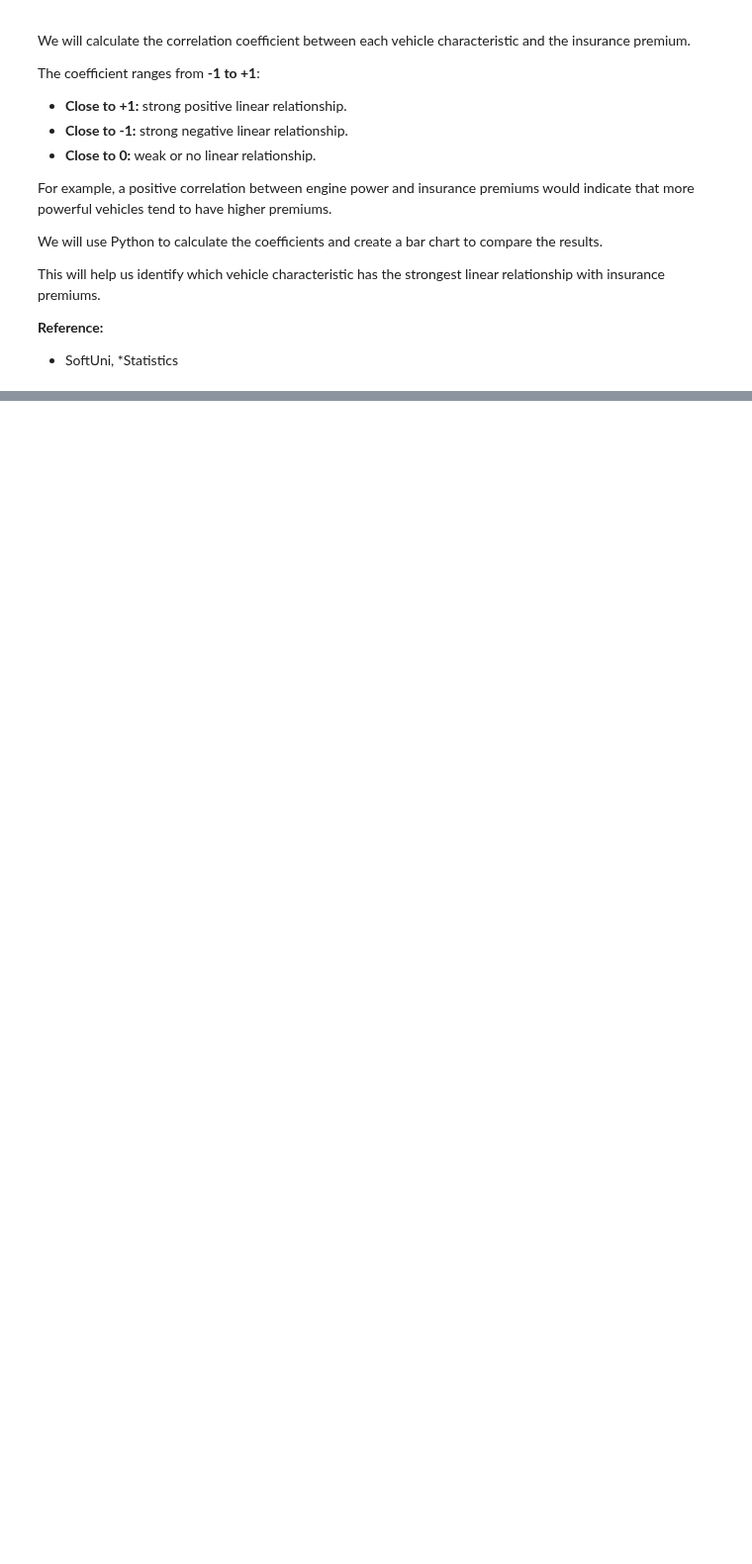
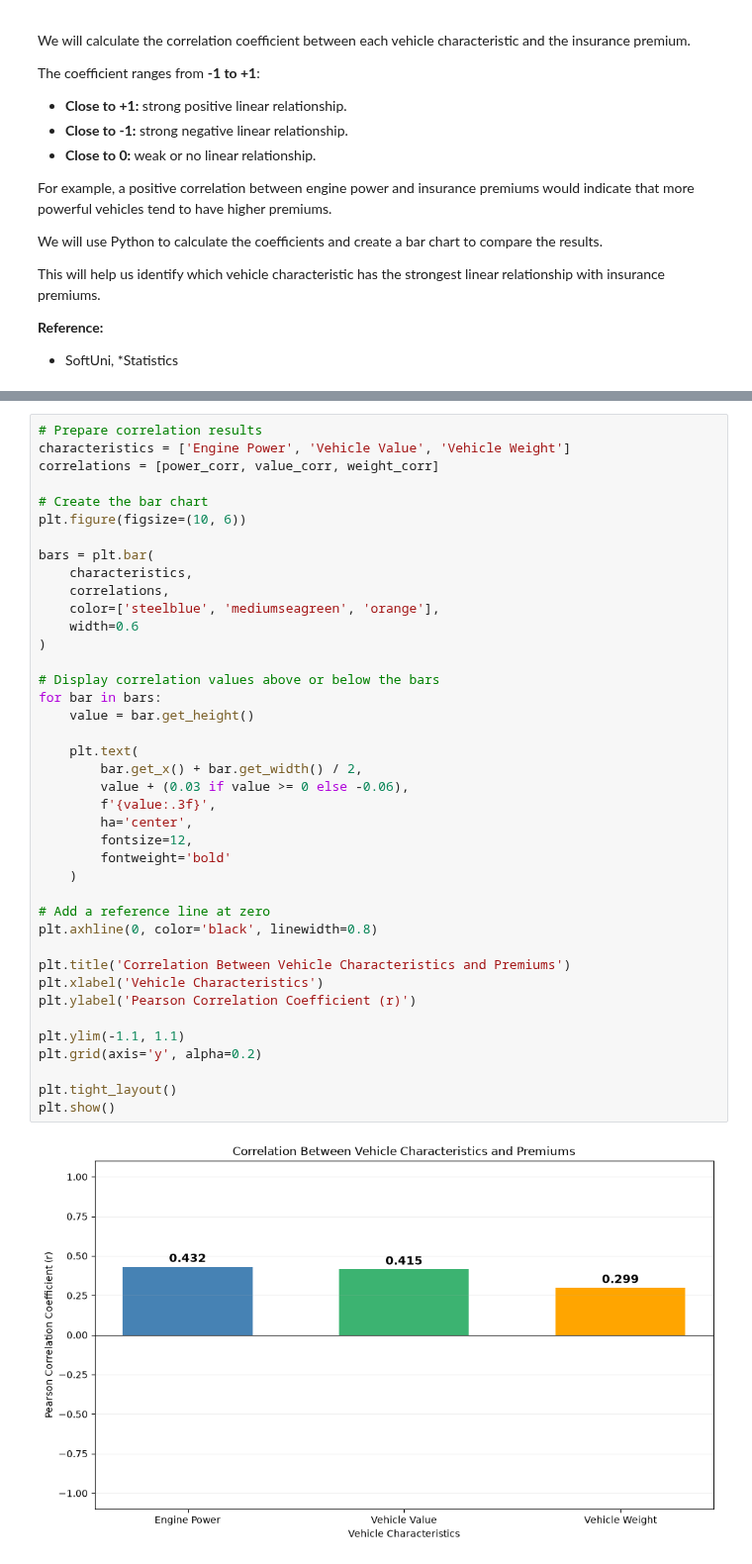
Before and after one commit to KaloyanBratovanov/motor_insurance_risk_analysis, a Jupyter notebook: motor_insurance_risk_analysis.ipynb, the cells around one changed output, grey strips where cells are left out. Shown at 99% size. Cells and saved outputs as stored; diff of their text form; blank space fills up the shorter version.

```diff
--- a/motor_insurance_risk_analysis.ipynb
+++ b/motor_insurance_risk_analysis.ipynb
@@ -1131,0 +1185,42 @@ This will help us identify which vehicle characteristic has the strongest linear
+# %%
+# Prepare correlation results
+characteristics = ['Engine Power', 'Vehicle Value', 'Vehicle Weight']
+correlations = [power_corr, value_corr, weight_corr]
+
+# Create the bar chart
+plt.figure(figsize=(10, 6))
+
+bars = plt.bar(
+    characteristics,
+    correlations,
+    color=['steelblue', 'mediumseagreen', 'orange'],
+    width=0.6
+)
+
+# Display correlation values above or below the bars
+for bar in bars:
+    value = bar.get_height()
+
+    plt.text(
+        bar.get_x() + bar.get_width() / 2,
+        value + (0.03 if value >= 0 else -0.06),
+        f'{value:.3f}',
+        ha='center',
+        fontsize=12,
+        fontweight='bold'
+    )
+
+# Add a reference line at zero
+plt.axhline(0, color='black', linewidth=0.8)
+
+plt.title('Correlation Between Vehicle Characteristics and Premiums')
+plt.xlabel('Vehicle Characteristics')
+plt.ylabel('Pearson Correlation Coefficient (r)')
+
+plt.ylim(-1.1, 1.1)
+plt.grid(axis='y', alpha=0.2)
+
+plt.tight_layout()
+plt.show()
+# %% [output]
+[figure, added]
```
Also changed, not shown: parts of 3 cells of this notebook.
